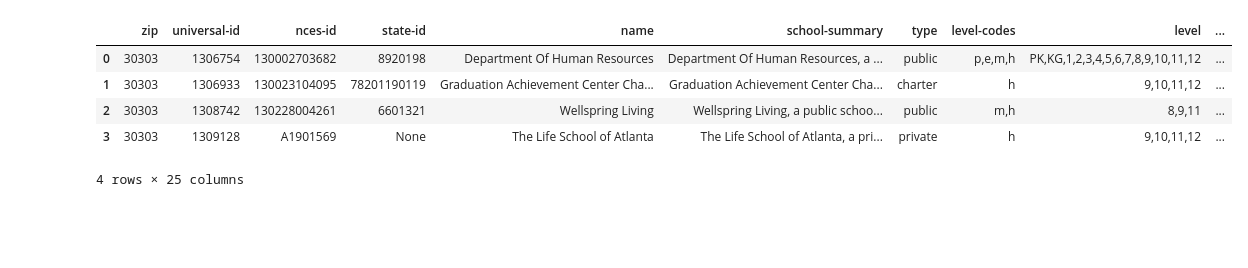
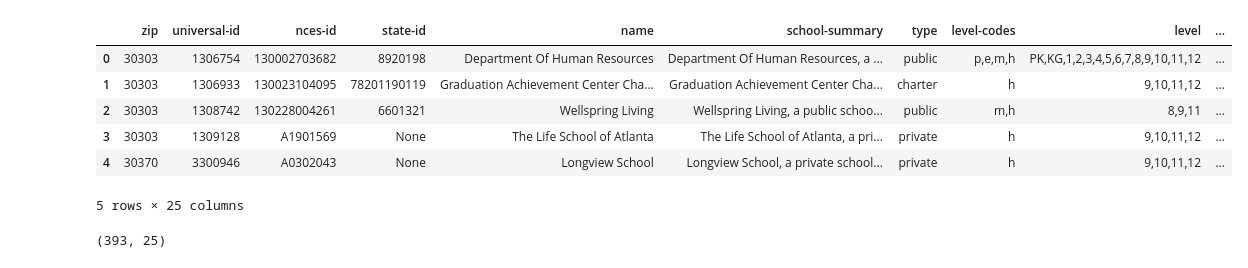
Before and after one commit to KellyPared/GT-Bootcamp-Atlanta_schoolsby_district, a Jupyter notebook: gt-greater-schools-kps.ipynb, the cells around one changed output. Drawn from its saved outputs; the diff is of its cells as text; code cells hidden in the pictures; blank space fills up the shorter version.

```diff
--- a/gt-greater-schools-kps.ipynb
+++ b/gt-greater-schools-kps.ipynb
@@ -63,6 +65 @@ Processed 84 lines.
 Processed 85 lines.
-# %%
-schools = zipcodes_school[0]
-for key,value in schools.items():
-    school_list = value
-print(school_list)
@@ -70,0 +68,12 @@ print(school_list)
+# %%
+zipcodes_school[0]
+len(zipcodes_school)
+
+schools_in_zipcode = []
+for s in zipcodes_school:
+    if s['schools']== []:
+        pass
+    else:
+        schools_in_zipcode.append(s)
+
+pprint.pprint(schools_in_zipcode)
@@ -70,0 +98,10 @@ print(school_list)
+# %%
+#loop through the dictionaries and lists to get to the specific values.
+specific_schools = []
+
+for schools in schools_in_zipcode:
+    for key,value in schools.items():
+        for s in value:
+            specific_schools.append(s)
+
+pprint.pprint(specific_schools)
@@ -70,0 +126,3 @@ print(school_list)
+# %%
+zipcode_schools_df = pd.DataFrame(specific_schools)
+zipcode_schools_df.head()
@@ -71,24 +137,23 @@ print(school_list)
 # %%
-zipcodes_school_df = pd.DataFrame(school_list)
-
 #move the zipcode to the first column
-temp_cols = zipcodes_school_df.columns.tolist()
+temp_cols = zipcode_schools_df.columns.tolist()
 #print(temp_cols)
-index=zipcodes_school_df.columns.get_loc("zip")
+index=zipcode_schools_df.columns.get_loc("zip")
 #print(index)
 # shift column 'Name' to first position
-first_column = zipcodes_school_df.pop('zip')
+first_column = zipcode_schools_df.pop('zip')
 
 # insert column using insert(position,column_name,
 # first_column) function
-zipcodes_school_df.insert(0, 'zip', first_column)
+zipcode_schools_df.insert(0, 'zip', first_column)
 
-zipcodes_school_df.head()
+zipcode_schools_df.head()
 # %% [output]
 |  | zip | universal-id | nces-id | state-id | name | school-summary | type | level-codes | level | ... |
 | 0 | 30303 | 1306754 | 130002703682 | 8920198 | Department Of Human Resources | Department Of Human Resources, a ... | public | p,e,m,h | PK,KG,1,2,3,4,5,6,7,8,9,10,11,12 | ... |
 | 1 | 30303 | 1306933 | 130023104095 | 78201190119 | Graduation Achievement Center Cha... | Graduation Achievement Center Cha... | charter | h | 9,10,11,12 | ... |
 | 2 | 30303 | 1308742 | 130228004261 | 6601321 | Wellspring Living | Wellspring Living, a public schoo... | public | m,h | 8,9,11 | ... |
 | 3 | 30303 | 1309128 | A1901569 | None | The Life School of Atlanta | The Life School of Atlanta, a pri... | private | h | 9,10,11,12 | ... |
+| 4 | 30370 | 3300946 | A0302043 | None | Longview School | Longview School, a private school... | private | h | 9,10,11,12 | ... |
-4 rows × 25 columns
+5 rows × 25 columns
 # %%
@@ -95,0 +161,5 @@ zipcodes_school_df.to_csv('output-data/schools_per_zipcode.csv')
+# %%
+#get shape of df
+zipcode_schools_df.shape
+# %% [output]
+(393, 25)
```
Also changed, not shown: parts of 11 cells of this notebook, 1 other file.
